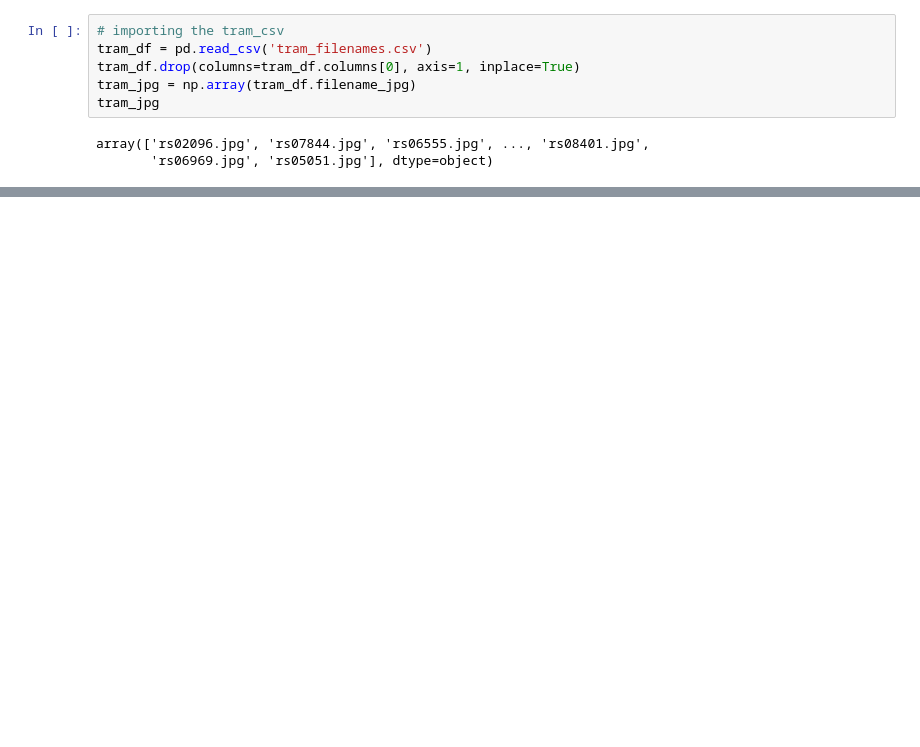
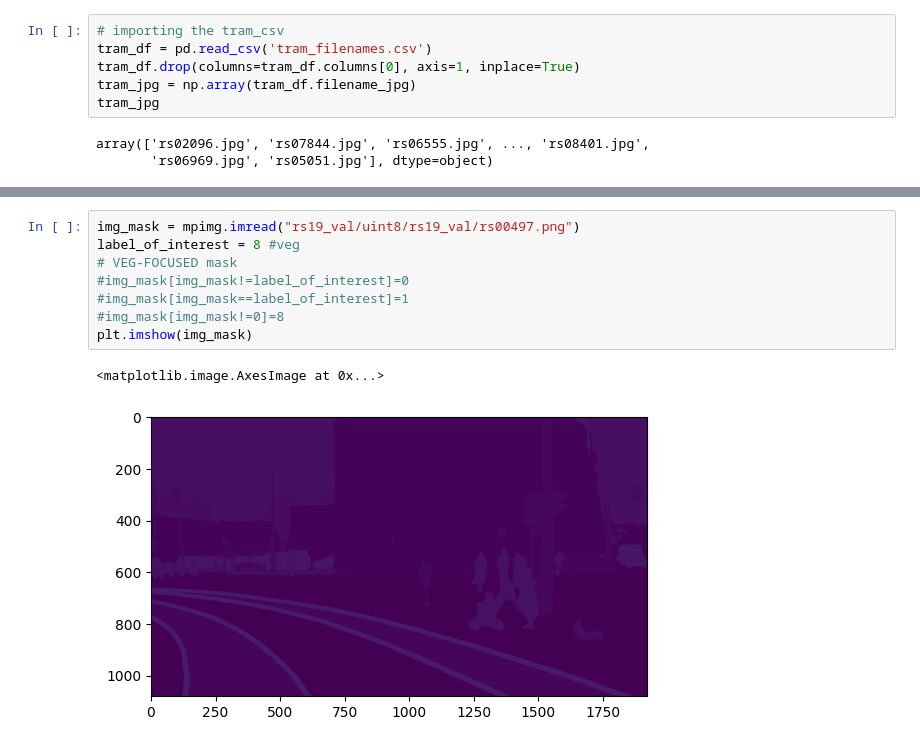
Before and after one commit to khoadaniel/vegetation-detection-railways, a Jupyter notebook: Duygu/canny_edge_try.ipynb, the cells around one changed output, grey strips where cells are left out. Cells and saved outputs as stored; diff of their text form; blank space fills up the shorter version.

```diff
--- a/Duygu/canny_edge_try.ipynb
+++ b/Duygu/canny_edge_try.ipynb
@@ -75,0 +209,11 @@ plt.show()
+# %%
+img_mask = mpimg.imread("rs19_val/uint8/rs19_val/rs00497.png")
+label_of_interest = 8 #veg
+# VEG-FOCUSED mask
+#img_mask[img_mask!=label_of_interest]=0
+#img_mask[img_mask==label_of_interest]=1
+#img_mask[img_mask!=0]=8
+plt.imshow(img_mask)
+# %% [output]
+<matplotlib.image.AxesImage at 0x...>
+[figure, added]
```
Also changed, not shown: parts of 10 cells of this notebook.
